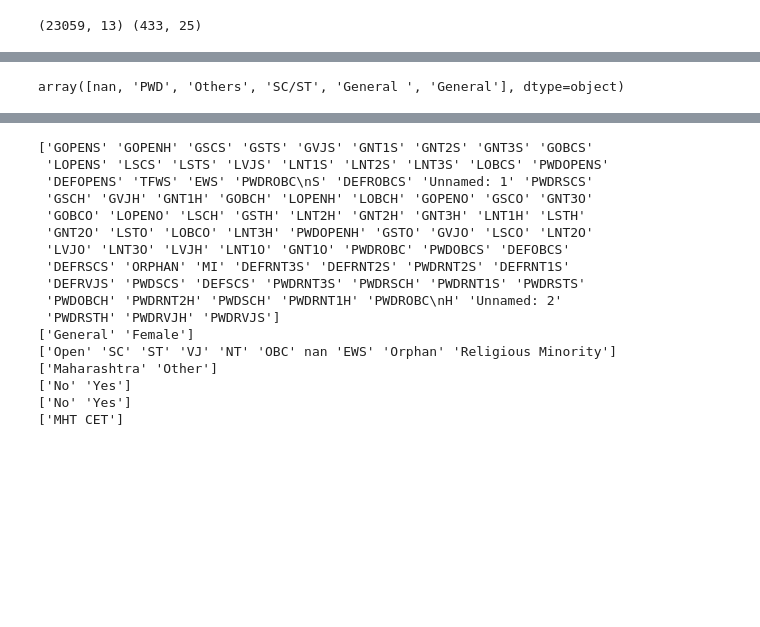
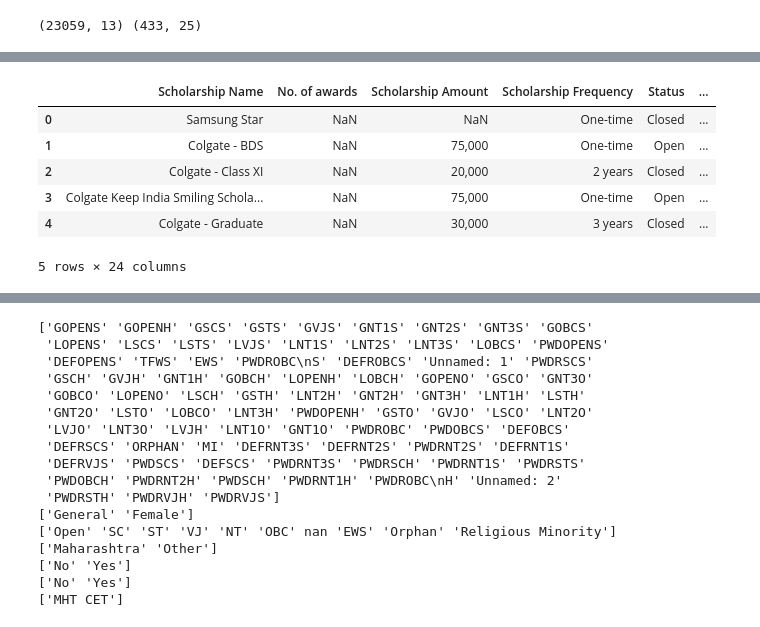
Before and after one commit to avantifellows/college-predictor, a Jupyter notebook: college_split.ipynb, the cells around one changed output, grey strips where cells are left out. Saved outputs shown, nothing was run; the diff lists cells and outputs as text; code cells hidden in the pictures; blank space fills up the shorter version.

Commit message:
updates to scholarship

```diff
--- a/college_split.ipynb
+++ b/college_split.ipynb
@@ -311,0 +278,43 @@ schol_data.shape
+# %%
+# processing grade columns
+grade_columns = [
+    "Class 10 or below can apply",
+    "Class 11 can Apply",
+    "Class 12 can Apply",
+    "12th Passed Can Apply",
+    "2nd/3rd Yr Eligible",
+    "Diploma/ITI",
+    "Eligible for PG"
+]
+
+grade_form = """Currently in 10th or below
+Currently in 11th
+Currently in 12th
+12th pass/ Currently in UG 1st year
+Currently in UG 2nd/3rd/4th year
+Currently in PG
+Currently in Diploma
+Any""".splitlines()
+
+grade_labels = ["10", "11", "12", "12_pass", "UG", "Diploma", "PG"]
+
+def create_grade_array(row):
+    grades = []
+    for col, label in zip(grade_columns, grade_labels):
+        if row[col] == "Yes":  # if the value is truthy
+            grades.append(label)
+    return grades
+
+schol_data['Grade'] = schol_data.apply(create_grade_array, axis=1)
+# %%
+# family income processing
+import re
+def extract_income(value):
+    if pd.isnull(value): return value
+    match = re.search(r'(\d+(\.\d+)?)', value)  # matches the first numeric value (integer or decimal)
+    if match:
+        return float(match.group(1))  # return as float to handle decimals
+    return value  # return original value if no match
+
+# Apply the function to the Salary column
+schol_data['Family Income (in INR)'] = schol_data['Family Income (in INR)'].apply(extract_income)
@@ -334,4 +356,10 @@ schol_data[:93].to_json("public/data/scholarships/scholarship_data.json", orient
-# %%
-schol_data["Category"].unique()
-# %% [output]
-array([nan, 'PWD', 'Others', 'SC/ST', 'General ', 'General'], dtype=object)
+# %%
+schol_data.head()
+# %% [output]
+|  | Scholarship Name | No. of awards | Scholarship Amount | Scholarship Frequency | Status | ... |
+| 0 | Samsung Star | NaN | NaN | One-time | Closed | ... |
+| 1 | Colgate - BDS | NaN | 75,000 | One-time | Open | ... |
+| 2 | Colgate - Class XI | NaN | 20,000 | 2 years | Closed | ... |
+| 3 | Colgate Keep India Smiling Schola... | NaN | 75,000 | One-time | Open | ... |
+| 4 | Colgate - Graduate | NaN | 30,000 | 3 years | Closed | ... |
+5 rows × 24 columns
```
Also changed, not shown: parts of 15 cells of this notebook, 6 other files.
